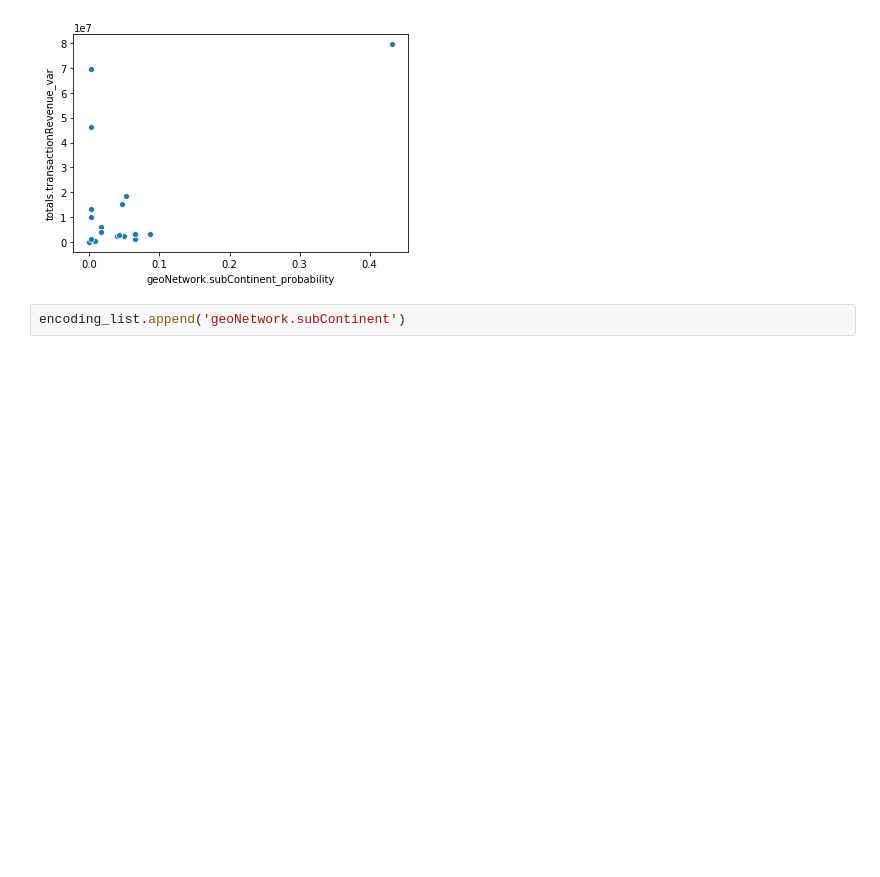
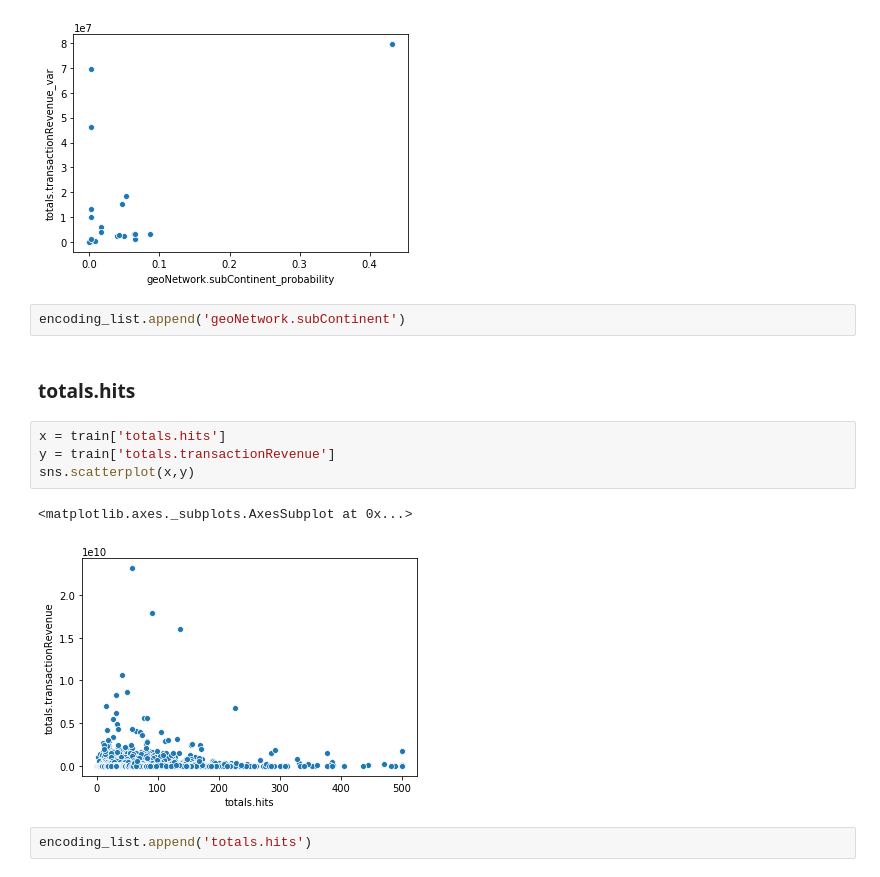
Before and after one commit to Pavan-Sangha/Kaggle-Google-Analytics-Customer-Revenue, a Jupyter notebook: feature_analysis_2.ipynb, the cells around one changed output. Drawn from its saved outputs; the diff is of its cells as text; blank space fills up the shorter version.

```diff
--- a/feature_analysis_2.ipynb
+++ b/feature_analysis_2.ipynb
@@ -556,3 +567,14 @@ sns.scatterplot(x,y)
 [figure]
 # %%
 encoding_list.append('geoNetwork.subContinent')
+# %% [markdown]
+### totals.hits
+# %%
+x = train['totals.hits']
+y = train['totals.transactionRevenue']
+sns.scatterplot(x,y)
+# %% [output]
+<matplotlib.axes._subplots.AxesSubplot at 0x...>
+[figure, added]
+# %%
+encoding_list.append('totals.hits')
```
Also changed, not shown: parts of 37 cells of this notebook.
